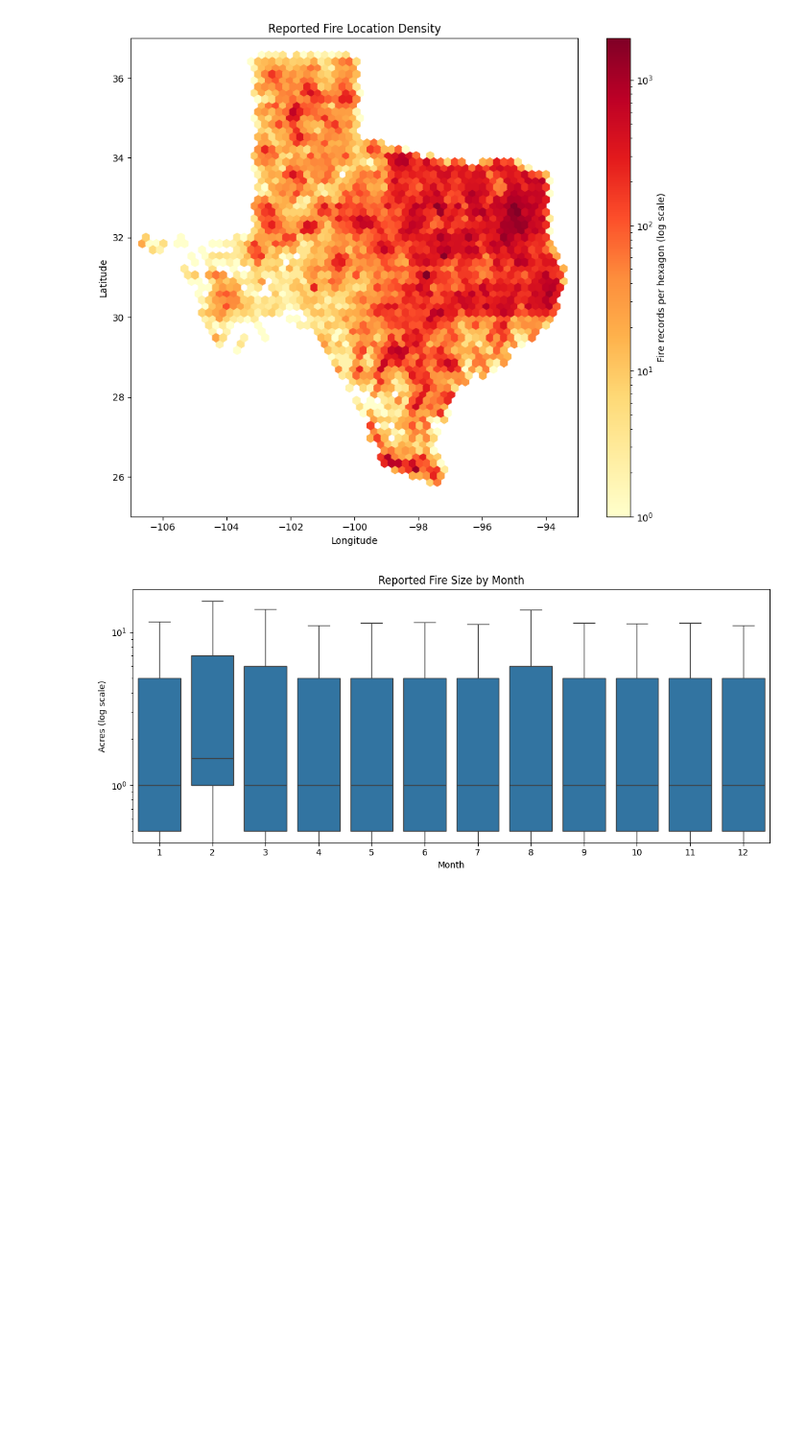
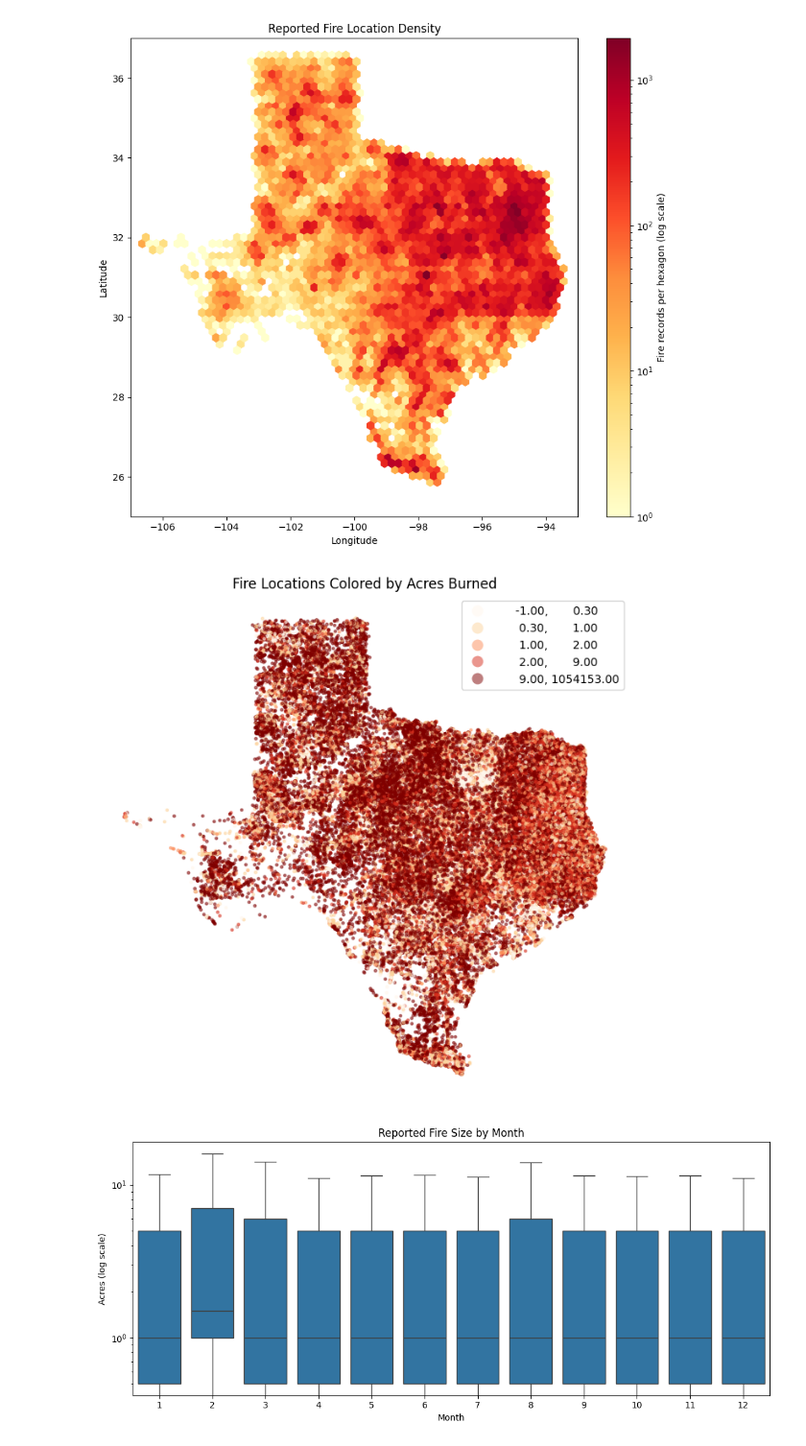
Before and after one commit to HAP-15/Data-Science-Capstone-Project-Wildfire-Prediction, a Jupyter notebook: EDA_work.ipynb, the cells around one changed output. Shown at 96% size. Drawn from its saved outputs; the diff is of its cells as text; code cells hidden in the pictures; blank space fills up the shorter version.

```diff
--- a/CapstoneProject.ipynb
+++ b/EDA_work.ipynb
@@ -258,6 +339,21 @@ plt.tight_layout()
 plt.show()
 # %% [output]
 [figure]
+# %%
+fires_gdf.plot(
+    column="acres",
+    cmap="OrRd",
+    legend=True,
+    markersize=5,
+    alpha=0.5,
+    figsize=(9, 8),
+    scheme="quantiles"
+)
+plt.title("Fire Locations Colored by Acres Burned")
+plt.axis("off")
+plt.show()
+# %% [output]
+[figure, added]
 # %%
 df["month"] = df["StartDate"].dt.month
 
```
Also changed, not shown: parts of 32 cells of this notebook.
